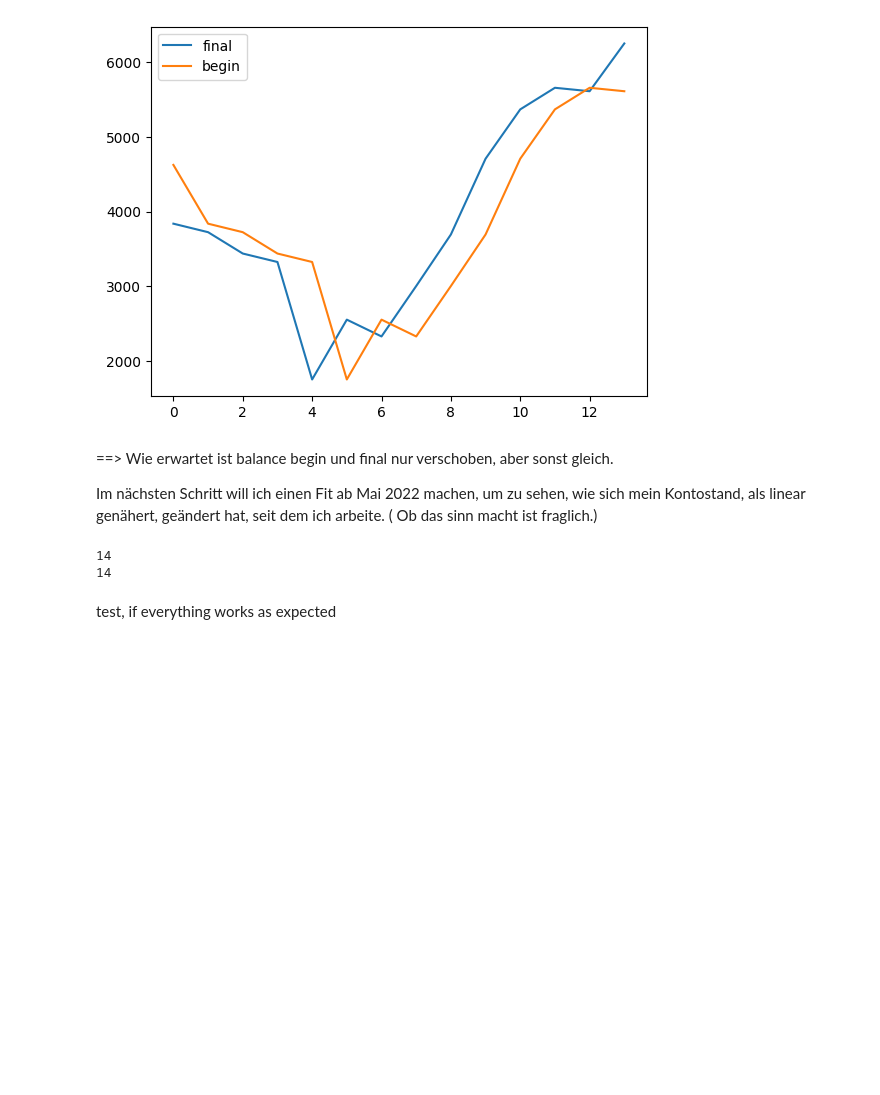
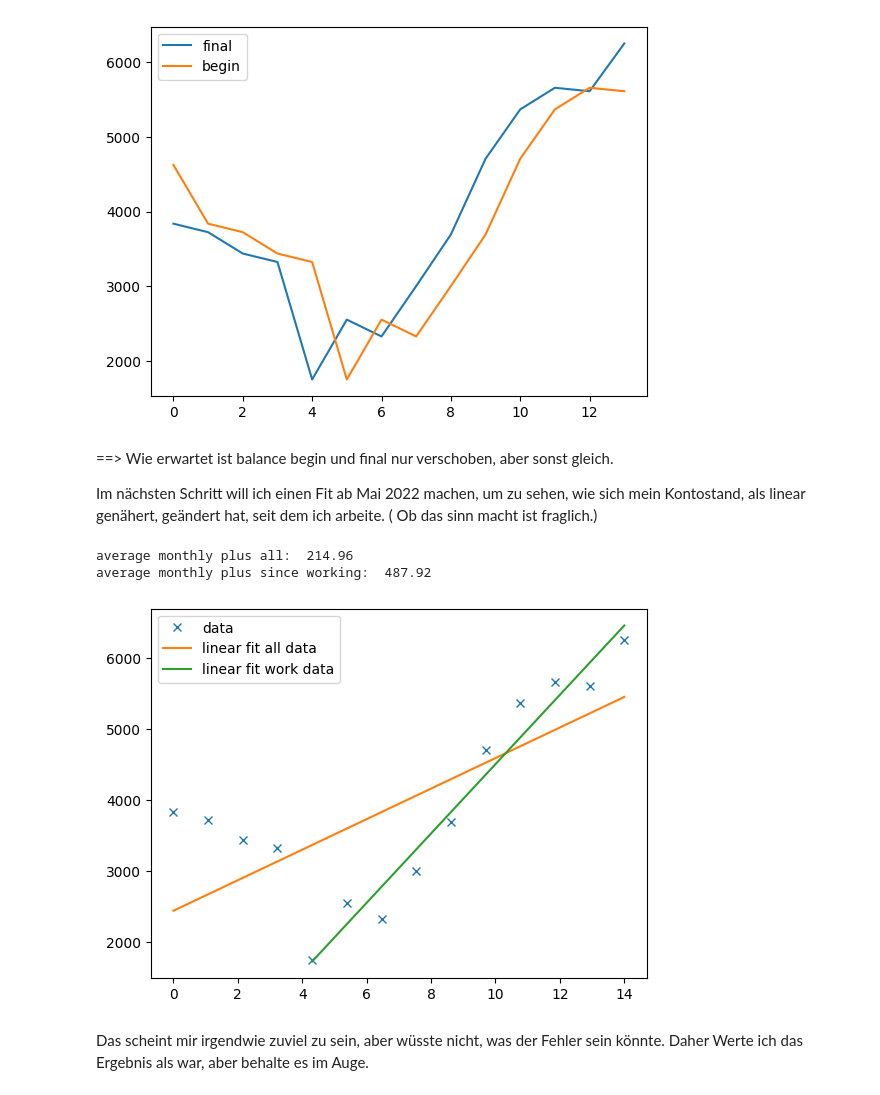
Before and after one commit to Menings154/Haushaltsbuch, a Jupyter notebook: src/main.ipynb, the cells around one changed output. Drawn from its saved outputs; the diff is of its cells as text; code cells hidden in the pictures; blank space fills up the shorter version.

Commit message:
Lineare Regression für total monthly Werte hinzugefügt.

```diff
--- a/src/main.ipynb
+++ b/src/main.ipynb
@@ -7,10 +7,11 @@ import numpy as np
 sys.path.insert(1, r"C:\Users\Benja\Code\Python\Finanzen\Haushaltsbuch\src")
 
 from data_structure import *
+# %%
+# %%
+Categories = Category.Categories
+SpecificMonths = SpecificMonth.SpecificMonths
 # %%
-# %%
-Categories = Category.Categories
-SpecificMonths = SpecificMonth.SpecificMonths.members
 y = []
 for member in Categories.members:
     y_temp = 0
@@ -29,8 +29,8 @@ ax.plot( y)
 Betrachtung der monatlichen Start und Endwerte
 # %%
 fig2, ax2 = plt.subplots()
-monthly_money_final = [member.final_balance for member in SpecificMonths]
-monthly_money_begin = [member.start_balance for member in SpecificMonths]
+monthly_money_final = [member.final_balance for member in SpecificMonths.members]
+monthly_money_begin = [member.start_balance for member in SpecificMonths.members]
 ax2.plot(monthly_money_final, label="final")
 ax2.plot(monthly_money_begin, label="begin")
 ax2.legend()
@@ -41,17 +41,32 @@ ax2.legend()
 ==> Wie erwartet ist balance begin und final nur verschoben, aber sonst gleich.
 
 Im nächsten Schritt will ich einen Fit ab Mai 2022 machen, um zu sehen, wie sich mein Kontostand, als linear genähert, geändert hat, seit dem ich arbeite. ( Ob das sinn macht ist fraglich.)
-# %%
-# %% linearer fit
-# #x2 = np.linspace(0, len(SpecificMonth.SpecificMonths.members)+1, 1)
-# for member in SpecificMonth.SpecificMonths.members:
-#     print(member)
-#result = np.polyfit(x2, monthly_money, 1)
-print(len(SpecificMonth.SpecificMonths.members))
-print(len(monthly_money))
-print(np.linspace(0, SpecificMonth.Specific))
-# %% [output]
-14
-14
-# %% [markdown]
-test, if everything works as expected
+# %%
+def linear(a, b, x):
+    return a*x+b
+# %%
+# %% linearer fit
+fig3, ax3 = plt.subplots()
+x = np.linspace(0, len(SpecificMonths.members), len(monthly_money_final))
+
+# raw data
+ax3.plot(x, monthly_money_final, linestyle="", marker='x', label="data")
+
+# linear fit of all data
+result = np.polyfit(x=x, y=monthly_money_final, deg=1)
+ax3.plot(x, [linear(result[0], result[1], x_i) for x_i in x], label="linear fit all data")
+
+# linear fit of data, when I start working
+result_work = np.polyfit(x=x[4:], y=monthly_money_final[4:], deg=1)
+ax3.plot(x[4:], [linear(result_work[0], result_work[1], x_i) for x_i in x[4:]], label="linear fit work data")
+
+ax3.legend()
+
+print("average monthly plus all: ", f"{result[0]:.2f}")
+print("average monthly plus since working: ", f"{result_work[0]:.2f}")
+# %% [output]
+average monthly plus all:  214.96
+average monthly plus since working:  487.92
+[figure, added]
+# %% [markdown]
+Das scheint mir irgendwie zuviel zu sein, aber wüsste nicht, was der Fehler sein könnte. Daher Werte ich das Ergebnis als war, aber behalte es im Auge.
```
Also changed, not shown: parts of 4 cells of this notebook.
